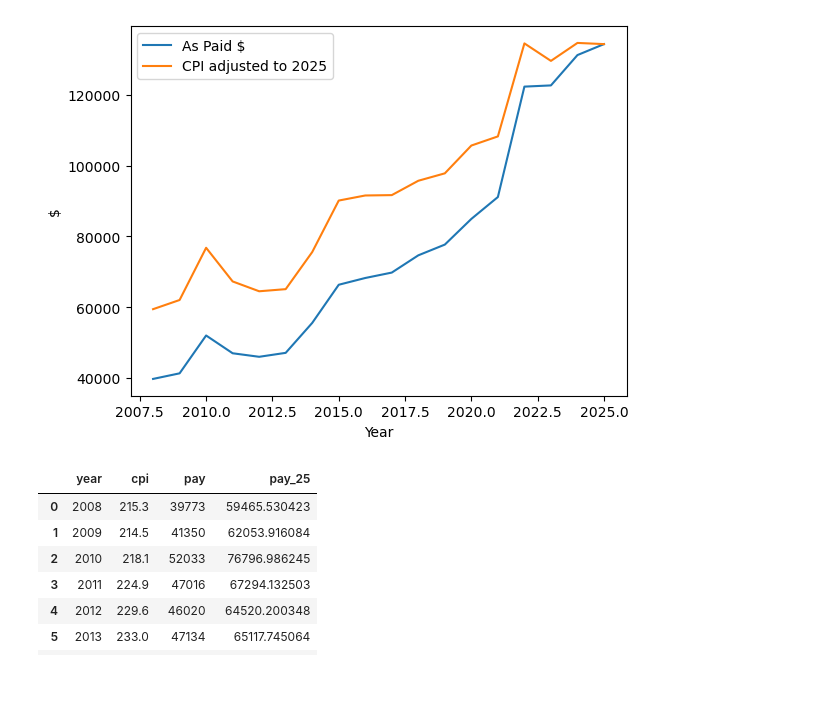
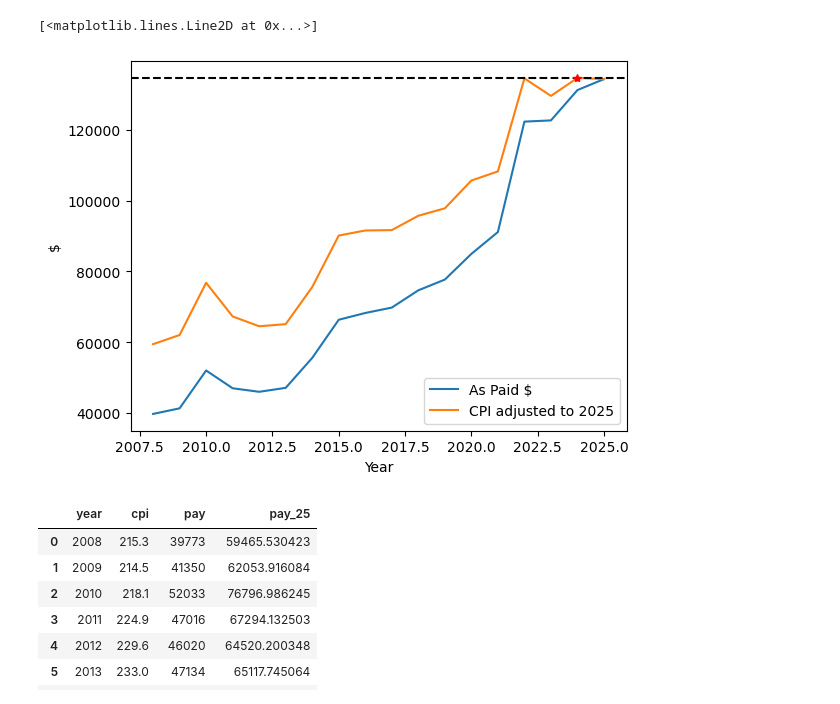
Before and after one commit to yoachim/26_scratch, a Jupyter notebook: pay_cpi/pay_hist.ipynb, the cells around one changed output. Cells and saved outputs as stored; diff of their text form; code cells hidden in the pictures.

Commit message:
pay plot

```diff
--- a/pay_cpi/pay_hist.ipynb
+++ b/pay_cpi/pay_hist.ipynb
@@ -8,14 +9,23 @@ import pandas as pd
 dat = pd.read_csv("pay.txt", delimiter=",")
 # %%
 pay_in_2025 = dat["pay"]*(dat["cpi"].values[-1]/dat["cpi"])
+
+last_year = dat["year"].values[-1]
 # %%
-plt.plot(dat["year"], dat["pay"], label="As Paid $")
-plt.plot(dat["year"], pay_in_2025, label="CPI adjusted to 2025")
-plt.xlabel("Year")
-plt.ylabel("$")
-lege = plt.legend()
+fig, ax = plt.subplots()
+
+ax.plot(dat["year"], dat["pay"], label="As Paid $")
+ax.plot(dat["year"], pay_in_2025, label="CPI adjusted to %i" % last_year)
+ax.set_xlabel("Year")
+ax.set_ylabel("$")
+lege = ax.legend()
+
+ax.axhline(np.max(pay_in_2025), color="black", linestyle='--')
+indx_max = np.where(pay_in_2025 == np.max(pay_in_2025))[0]
+ax.plot(dat["year"].iloc[indx_max], pay_in_2025[indx_max], color="red", marker="*")
 # %% [output]
+[<matplotlib.lines.Line2D at 0x...>]
-[figure, old version]
+[figure, new version]
 # %%
 dat["pay_25"] = pay_in_2025
 dat
```
Also changed, not shown: parts of 1 cell of this notebook.
